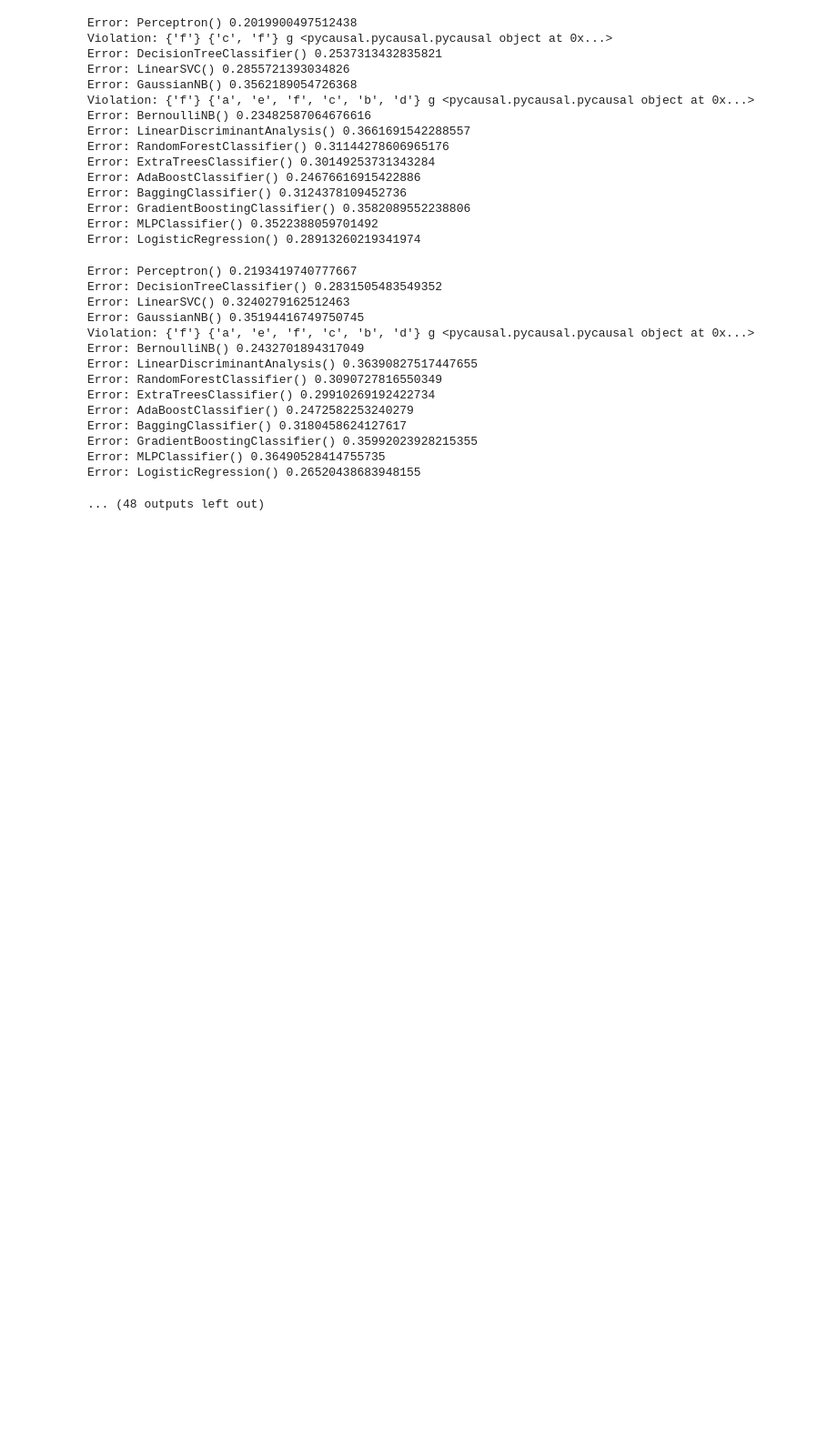
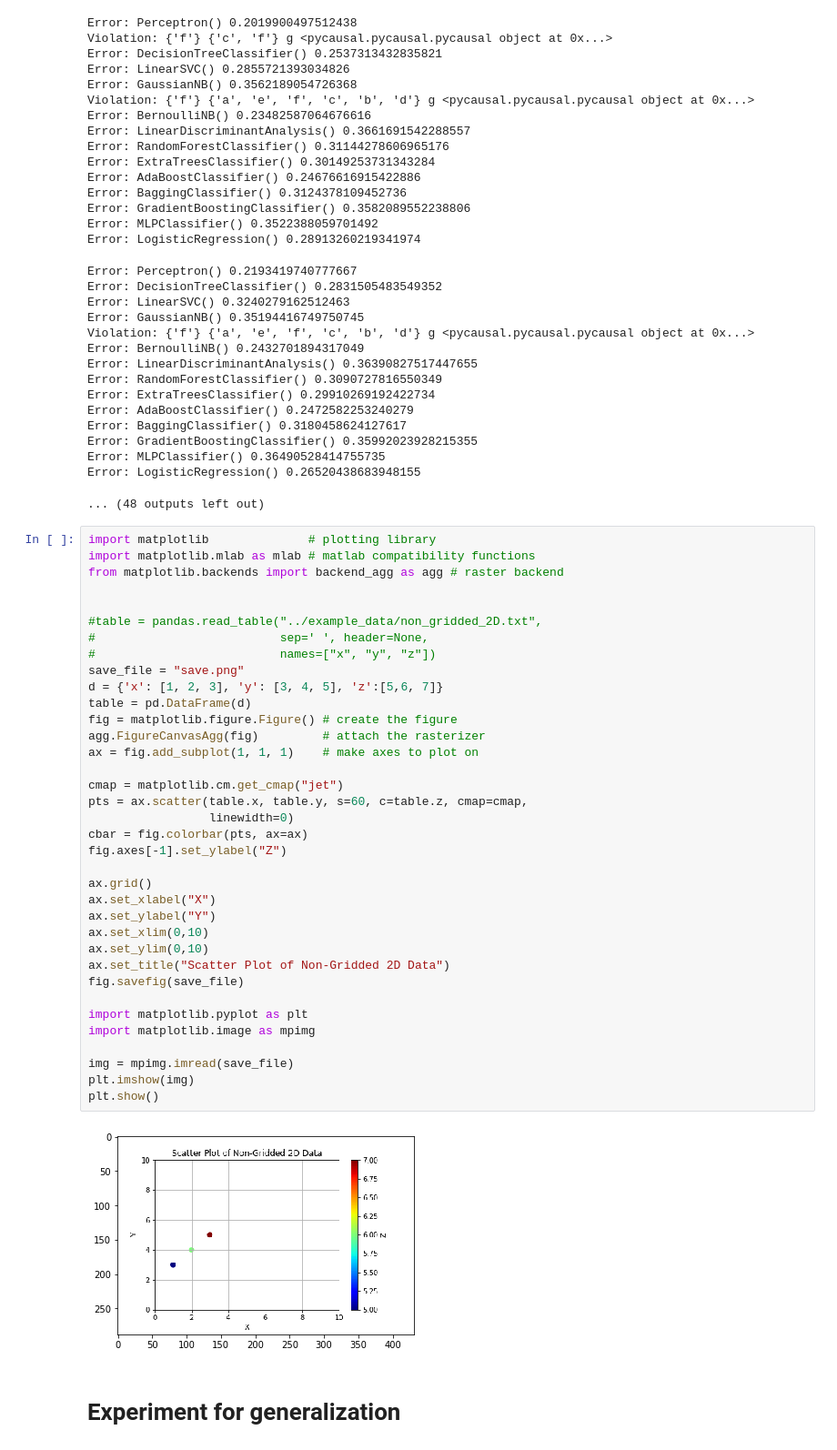
Before and after one commit to aligharari96/causality, a Jupyter notebook: CausalAssurance.ipynb, the cells around one changed output. Shown: that part at 91% size. Cells and saved outputs as stored; diff of their text form; blank space fills up the shorter version.

Commit message:
Pushing in this code before something breaks. but it looks like the new graphs are plotting correctly

```diff
--- a/CausalAssurance.ipynb
+++ b/CausalAssurance.ipynb
@@ -395,3 +395,43 @@ Error: GradientBoostingClassifier() 0.35992023928215355
 Error: MLPClassifier() 0.36490528414755735
 Error: LogisticRegression() 0.26520438683948155
 ... (48 outputs left out)
+# %%
+import matplotlib              # plotting library
+import matplotlib.mlab as mlab # matlab compatibility functions
+from matplotlib.backends import backend_agg as agg # raster backend
+
+
+#table = pandas.read_table("../example_data/non_gridded_2D.txt",
+#                          sep=' ', header=None,
+#                          names=["x", "y", "z"])
+save_file = "save.png"
+d = {'x': [1, 2, 3], 'y': [3, 4, 5], 'z':[5,6, 7]}
+table = pd.DataFrame(d)
+fig = matplotlib.figure.Figure() # create the figure
+agg.FigureCanvasAgg(fig)         # attach the rasterizer
+ax = fig.add_subplot(1, 1, 1)    # make axes to plot on
+
+cmap = matplotlib.cm.get_cmap("jet")
+pts = ax.scatter(table.x, table.y, s=60, c=table.z, cmap=cmap,
+                 linewidth=0)
+cbar = fig.colorbar(pts, ax=ax)
+fig.axes[-1].set_ylabel("Z")
+
+ax.grid()
+ax.set_xlabel("X")
+ax.set_ylabel("Y")
+ax.set_xlim(0,10)
+ax.set_ylim(0,10)
+ax.set_title("Scatter Plot of Non-Gridded 2D Data")
+fig.savefig(save_file)
+
+import matplotlib.pyplot as plt
+import matplotlib.image as mpimg
+
+img = mpimg.imread(save_file)
+plt.imshow(img)
+plt.show()
+# %% [output]
+[figure, added]
+# %% [markdown]
+# Experiment for generalization
```
Also changed, not shown: parts of 3 cells of this notebook, 1 other file.
